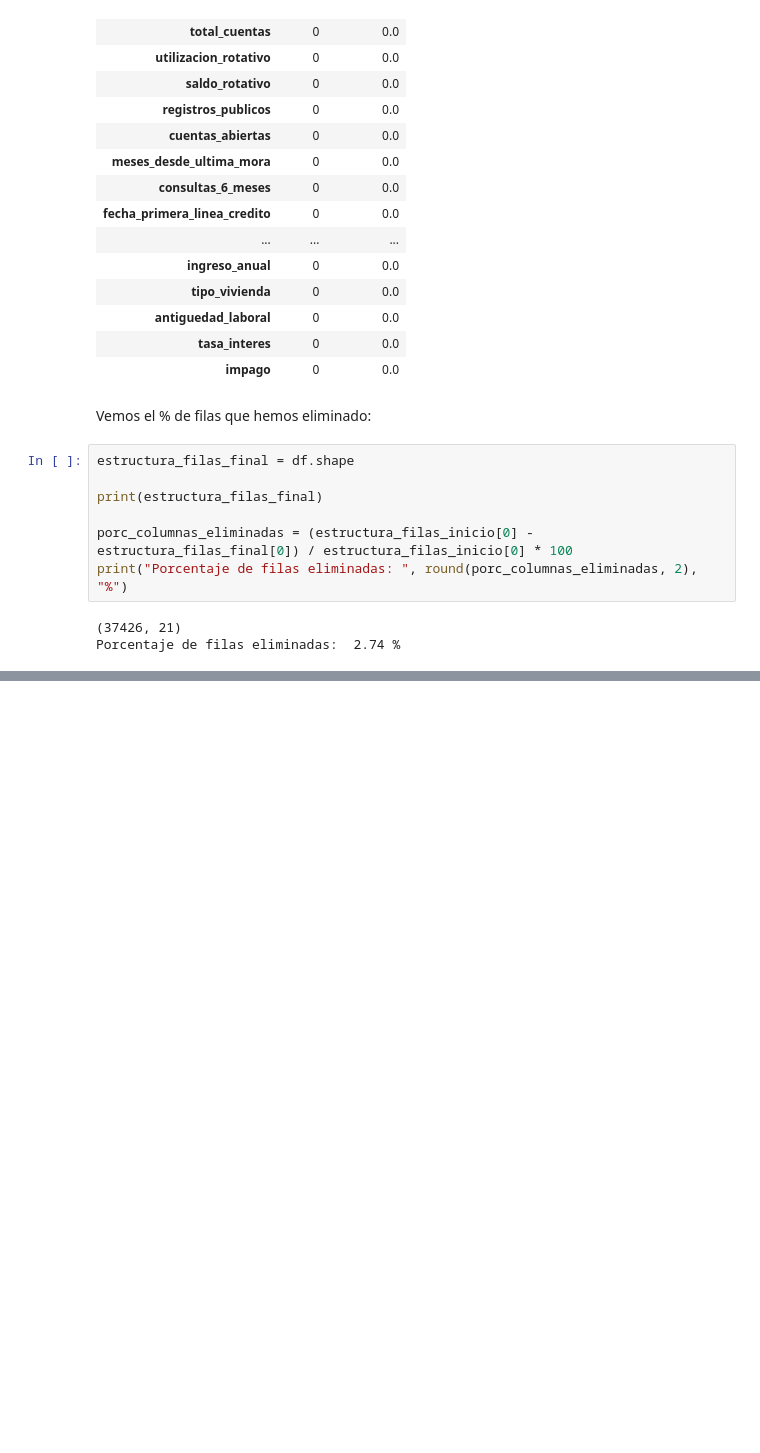
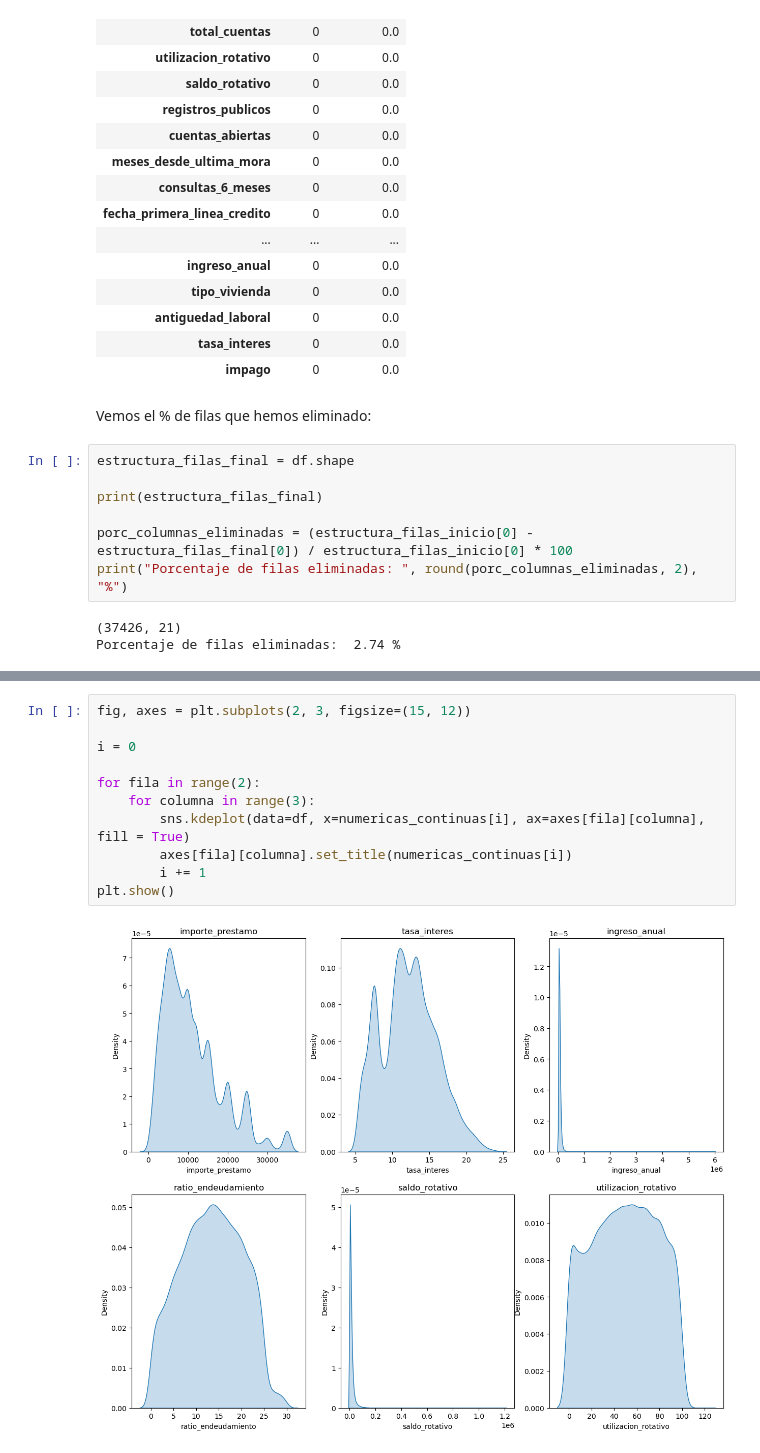
Before and after one commit to Jxweyy/CUNEF__PROYECTO_APRENDIZAJE_AUTOMATICO, a Jupyter notebook: 00_EDA.ipynb, the cells around one changed output, grey strips where cells are left out. Cells and saved outputs as stored; diff of their text form; blank space fills up the shorter version.

```diff
--- a/00_EDA.ipynb
+++ b/00_EDA.ipynb
@@ -371,0 +475,13 @@ Porcentaje de filas eliminadas:  2.74 %
+# %%
+fig, axes = plt.subplots(2, 3, figsize=(15, 12))
+
+i = 0
+
+for fila in range(2):
+    for columna in range(3):
+        sns.kdeplot(data=df, x=numericas_continuas[i], ax=axes[fila][columna], fill = True)
+        axes[fila][columna].set_title(numericas_continuas[i])
+        i += 1
+plt.show()
+# %% [output]
+[figure, added]
```
Also changed, not shown: parts of 9 cells of this notebook.
